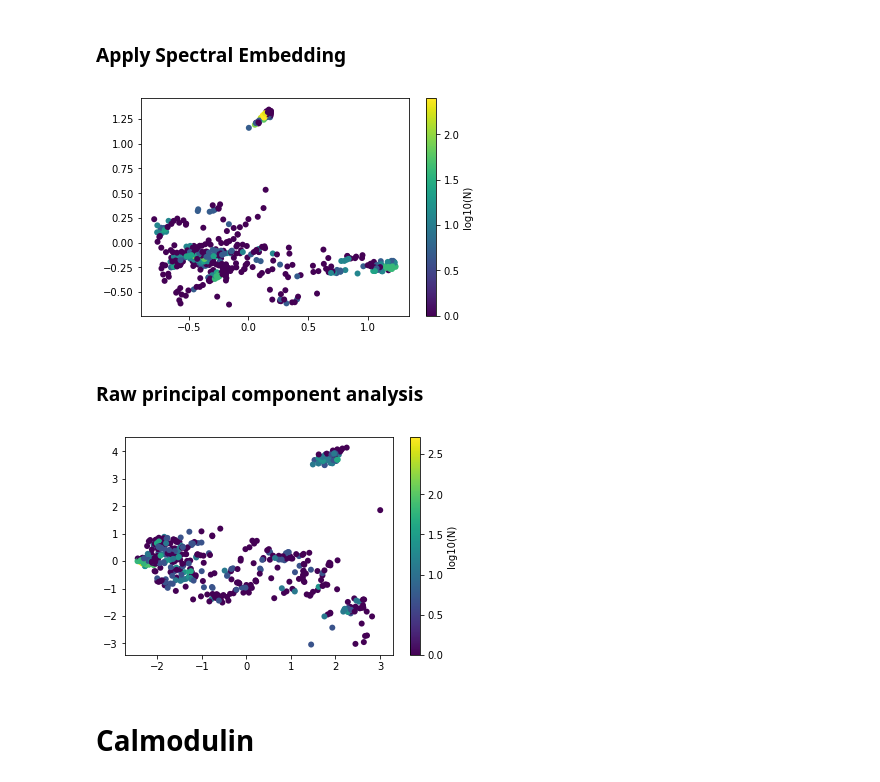
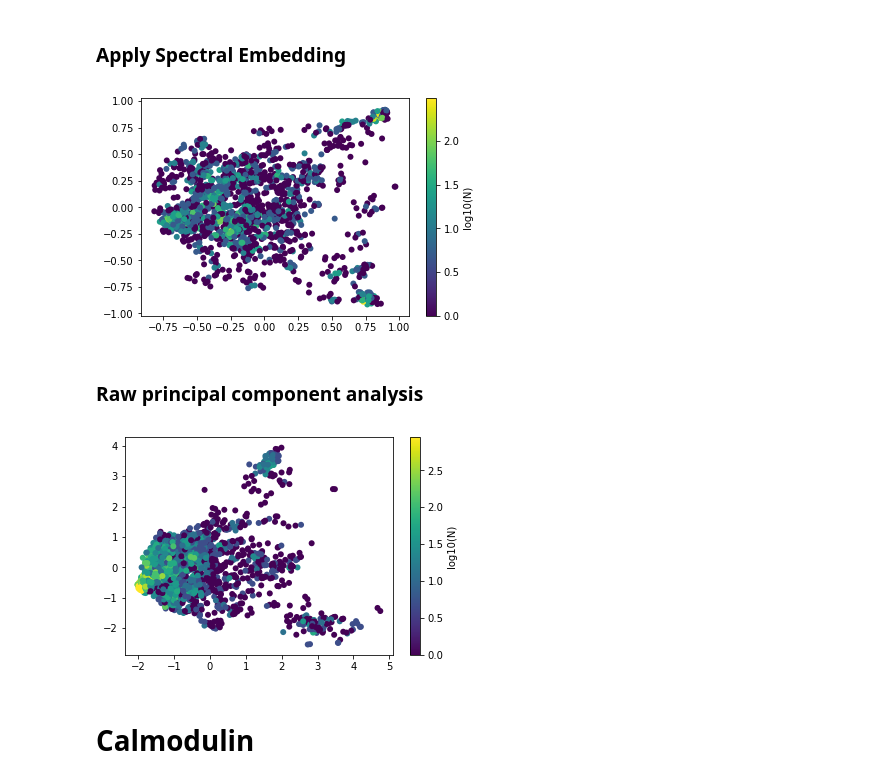
Before and after one commit to alenkran/Protein_Dynamics_TJ, a Jupyter notebook: MSM_Builder_Test/Exploring Spectral Embedding.ipynb, the cells around one changed output. Drawn from its saved outputs; the diff is of its cells as text; code cells hidden in the pictures.

```diff
--- a/MSM_Builder_Test/Exploring Spectral Embedding.ipynb
+++ b/MSM_Builder_Test/Exploring Spectral Embedding.ipynb
@@ -12,20 +12,20 @@ from sklearn.decomposition import PCA, FastICA
 base = 'C:\\Users\\minch_000\\Documents\\TJ_data'
 # %%
 X = np.loadtxt(base + '\\fspeptide\sim_datasets\\raw_angle_3000.csv', delimiter=',')
-num_sample = 1000
+num_sample = 3000
 X = X[:num_sample, :]
 # %% [markdown]
 ### Apply Spectral Embedding
 # %%
-n_neighbors = 300
+n_neighbors = 700
 n_components = 2
 se = manifold.SpectralEmbedding(n_neighbors=n_neighbors, n_components=n_components)
 se_pca = PCA(n_components=n_components)
 X_se = se.fit_transform(X)
 X_se_pc = se_pca.fit_transform(X_se)
 plot_heatmap(X_se_pc)
 # %% [output]
-[figure, old version]
+[figure, new version]
 # %% [markdown]
 ### Raw principal component analysis
 # %%
@@ -33,7 +33,7 @@ pca = PCA(n_components=n_components)
 X_pc = pca.fit_transform(X)
 plot_heatmap(X_pc)
 # %% [output]
-[figure, old version]
+[figure, new version]
 # %%
 def plot_heatmap(X_se):
     x = X_se[:,0]
```
Also changed, not shown: 1 other file.
